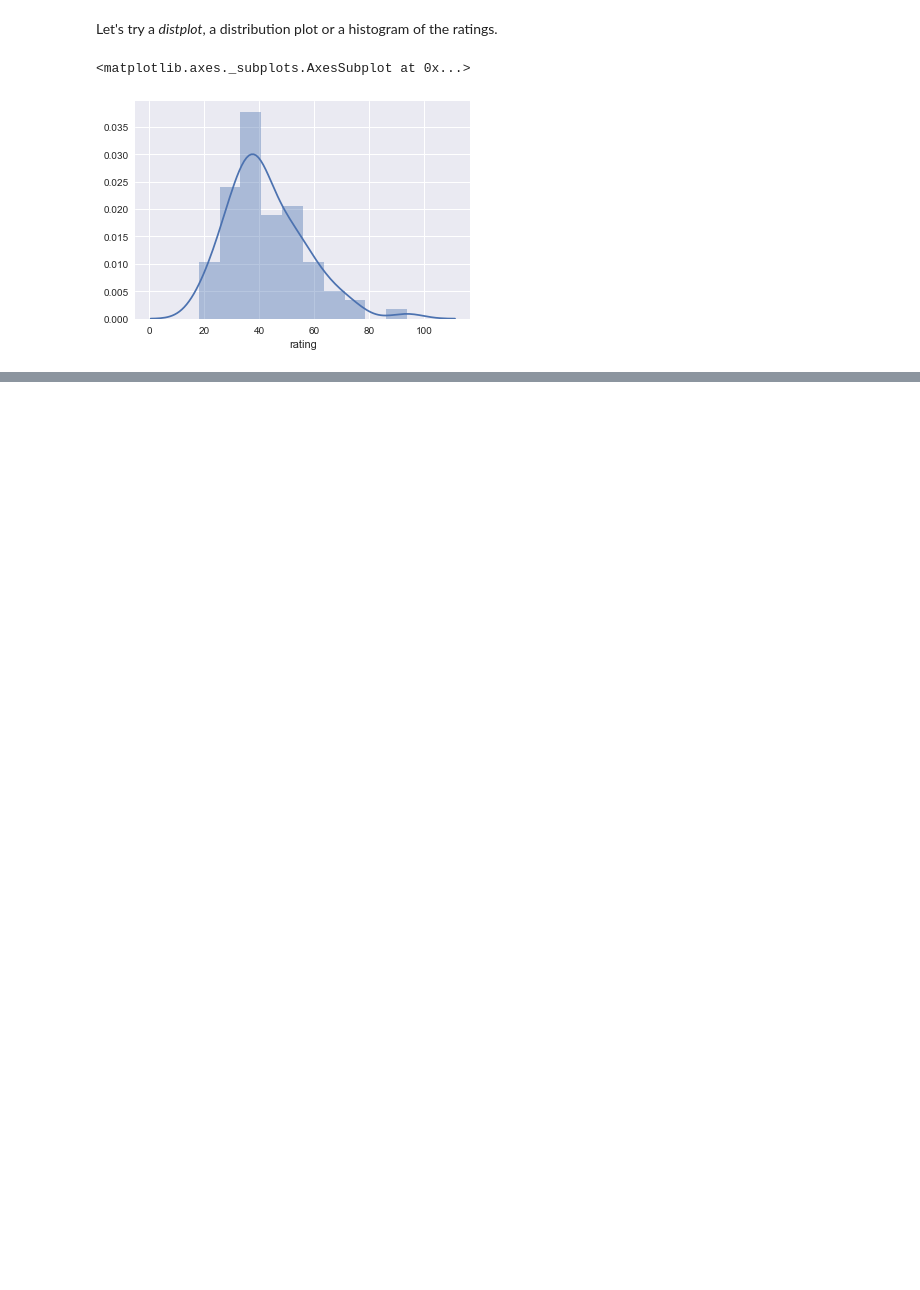
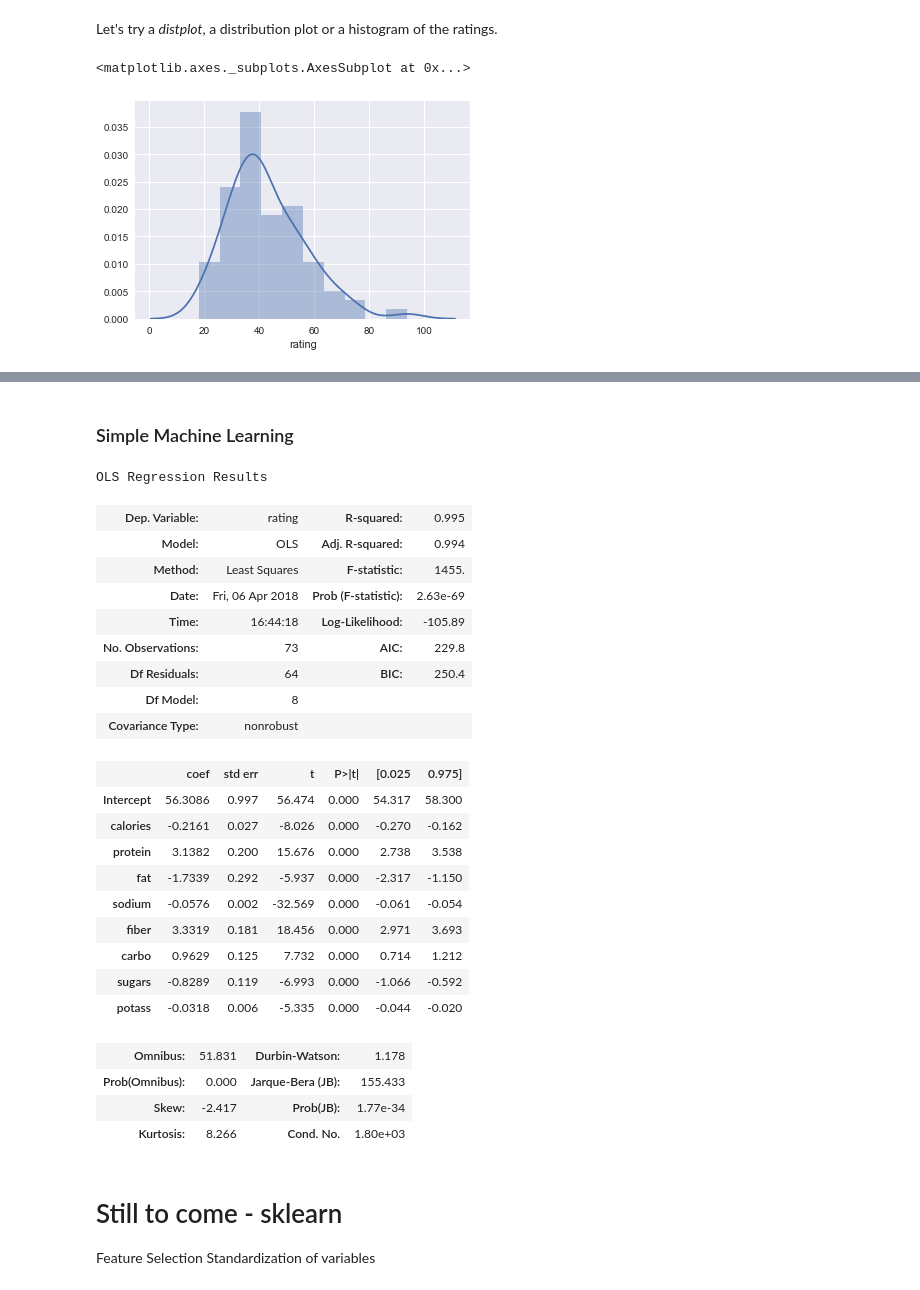
Before and after one commit to michael1albq/PythonTutorial, a Jupyter notebook: PythonTutorial.ipynb, the cells around one changed output, grey strips where cells are left out. Saved outputs shown, nothing was run; the diff lists cells and outputs as text; code cells hidden in the pictures; blank space fills up the shorter version.

```diff
--- a/PythonTutorial.ipynb
+++ b/PythonTutorial.ipynb
@@ -265,0 +294,37 @@ sns.distplot(df['rating'])
+# %% [markdown]
+### Simple Machine Learning
+# %%
+import statsmodels.formula.api as smf
+
+model = smf.ols(formula= "rating ~ calories + protein + fat + sodium + fiber + carbo + sugars + potass" ,data=df).fit()
+model.summary()
+# %% [output]
+OLS Regression Results
+| Dep. Variable: | rating | R-squared: | 0.995 |
+| Model: | OLS | Adj. R-squared: | 0.994 |
+| Method: | Least Squares | F-statistic: | 1455. |
+| Date: | Fri, 06 Apr 2018 | Prob (F-statistic): | 2.63e-69 |
+| Time: | 16:44:18 | Log-Likelihood: | -105.89 |
+| No. Observations: | 73 | AIC: | 229.8 |
+| Df Residuals: | 64 | BIC: | 250.4 |
+| Df Model: | 8 |  |  |
+| Covariance Type: | nonrobust |  |  |
+|  | coef | std err | t | P>|t| | [0.025 | 0.975] |
+| Intercept | 56.3086 | 0.997 | 56.474 | 0.000 | 54.317 | 58.300 |
+| calories | -0.2161 | 0.027 | -8.026 | 0.000 | -0.270 | -0.162 |
+| protein | 3.1382 | 0.200 | 15.676 | 0.000 | 2.738 | 3.538 |
+| fat | -1.7339 | 0.292 | -5.937 | 0.000 | -2.317 | -1.150 |
+| sodium | -0.0576 | 0.002 | -32.569 | 0.000 | -0.061 | -0.054 |
+| fiber | 3.3319 | 0.181 | 18.456 | 0.000 | 2.971 | 3.693 |
+| carbo | 0.9629 | 0.125 | 7.732 | 0.000 | 0.714 | 1.212 |
+| sugars | -0.8289 | 0.119 | -6.993 | 0.000 | -1.066 | -0.592 |
+| potass | -0.0318 | 0.006 | -5.335 | 0.000 | -0.044 | -0.020 |
+| Omnibus: | 51.831 | Durbin-Watson: | 1.178 |
+| Prob(Omnibus): | 0.000 | Jarque-Bera (JB): | 155.433 |
+| Skew: | -2.417 | Prob(JB): | 1.77e-34 |
+| Kurtosis: | 8.266 | Cond. No. | 1.80e+03 |
+# %% [markdown]
+# Still to come - sklearn
+
+Feature Selection
+Standardization of variables
```
Also changed, not shown: parts of 7 cells of this notebook.
